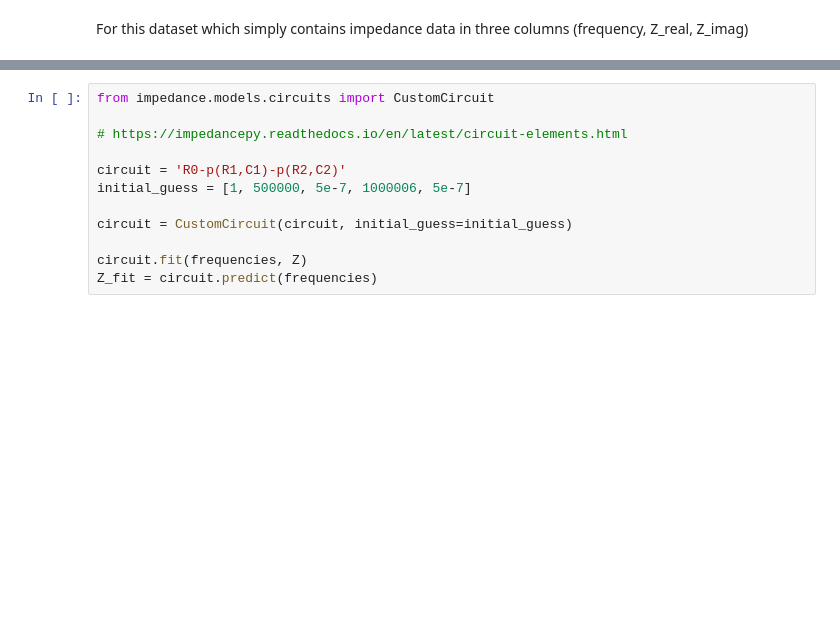
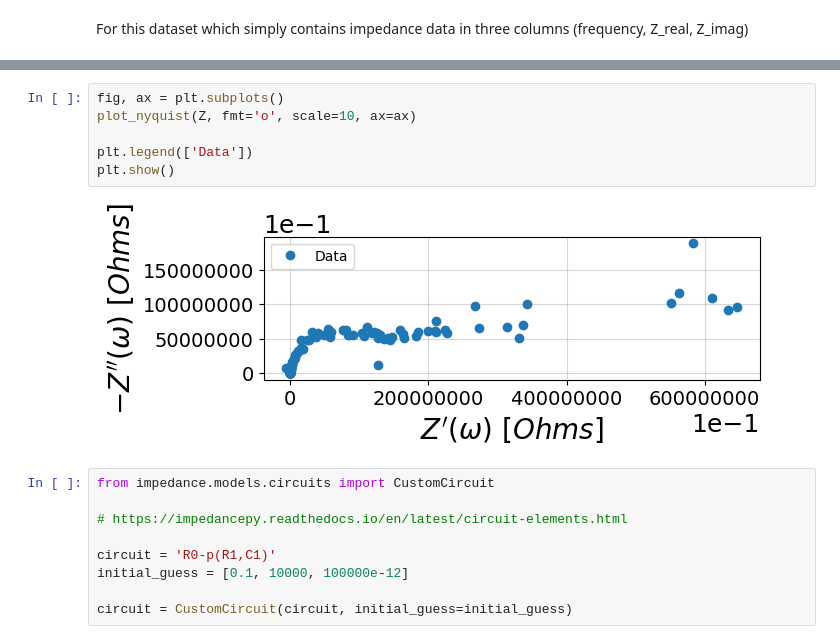
Before and after one commit to Tor91/EIS, a Jupyter notebook: YSZ_data.ipynb, the cells around one changed output, grey strips where cells are left out. Cells and saved outputs as stored; diff of their text form; blank space fills up the shorter version.

```diff
--- a/YSZ_data.ipynb
+++ b/YSZ_data.ipynb
@@ -16,12 +30,17 @@ For this dataset which simply contains impedance data in three columns (frequenc
+# %%
+fig, ax = plt.subplots()
+plot_nyquist(Z, fmt='o', scale=10, ax=ax)
+
+plt.legend(['Data'])
+plt.show()
+# %% [output]
+[figure, added]
 # %%
 from impedance.models.circuits import CustomCircuit
 
 # https://impedancepy.readthedocs.io/en/latest/circuit-elements.html
 
-circuit = 'R0-p(R1,C1)-p(R2,C2)'
-initial_guess = [1, 500000, 5e-7, 1000006, 5e-7]
+circuit = 'R0-p(R1,C1)'
+initial_guess = [0.1, 10000, 100000e-12]
 
 circuit = CustomCircuit(circuit, initial_guess=initial_guess)
-
-circuit.fit(frequencies, Z)
-Z_fit = circuit.predict(frequencies)
```
Also changed, not shown: parts of 6 cells of this notebook, 1 other file.
